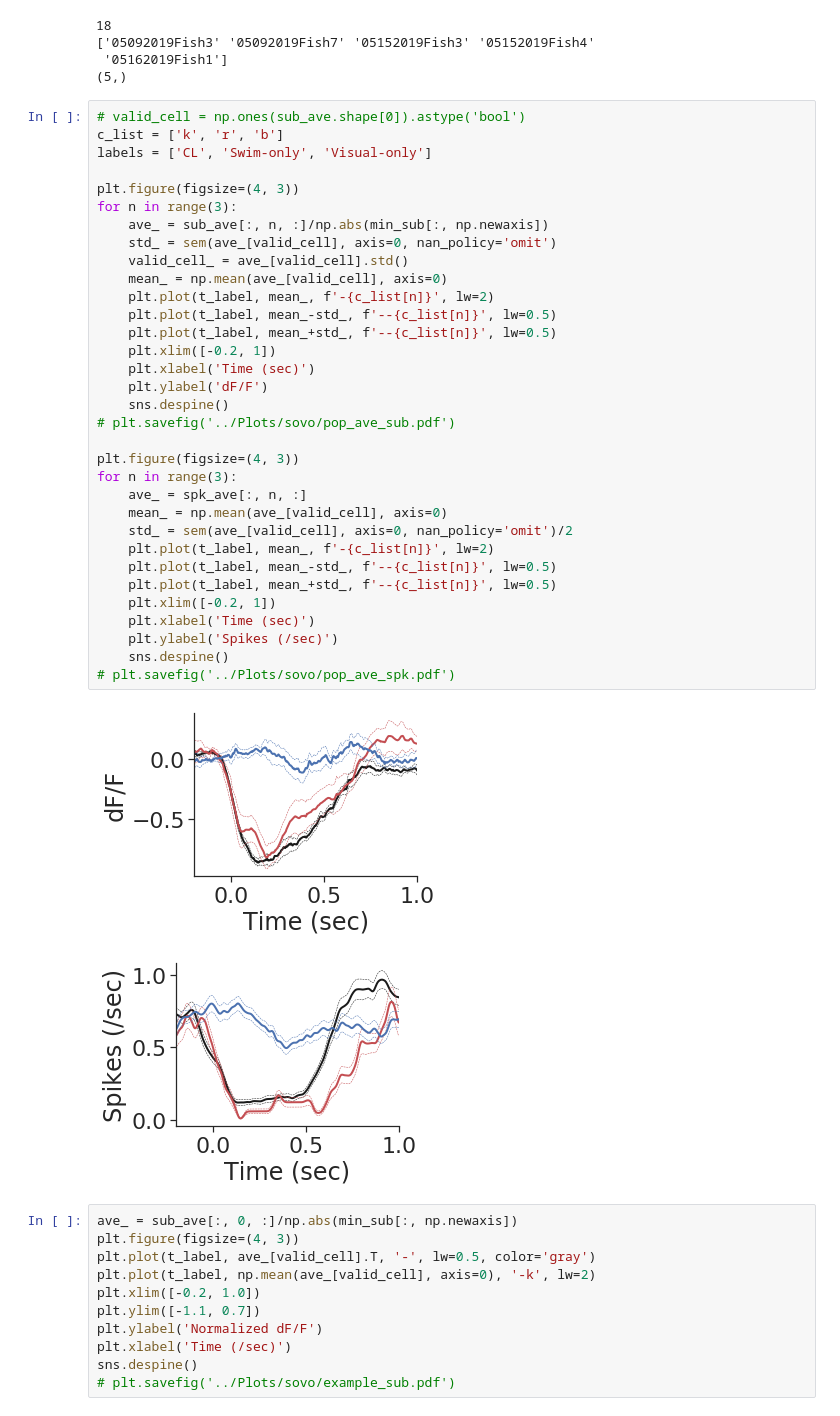
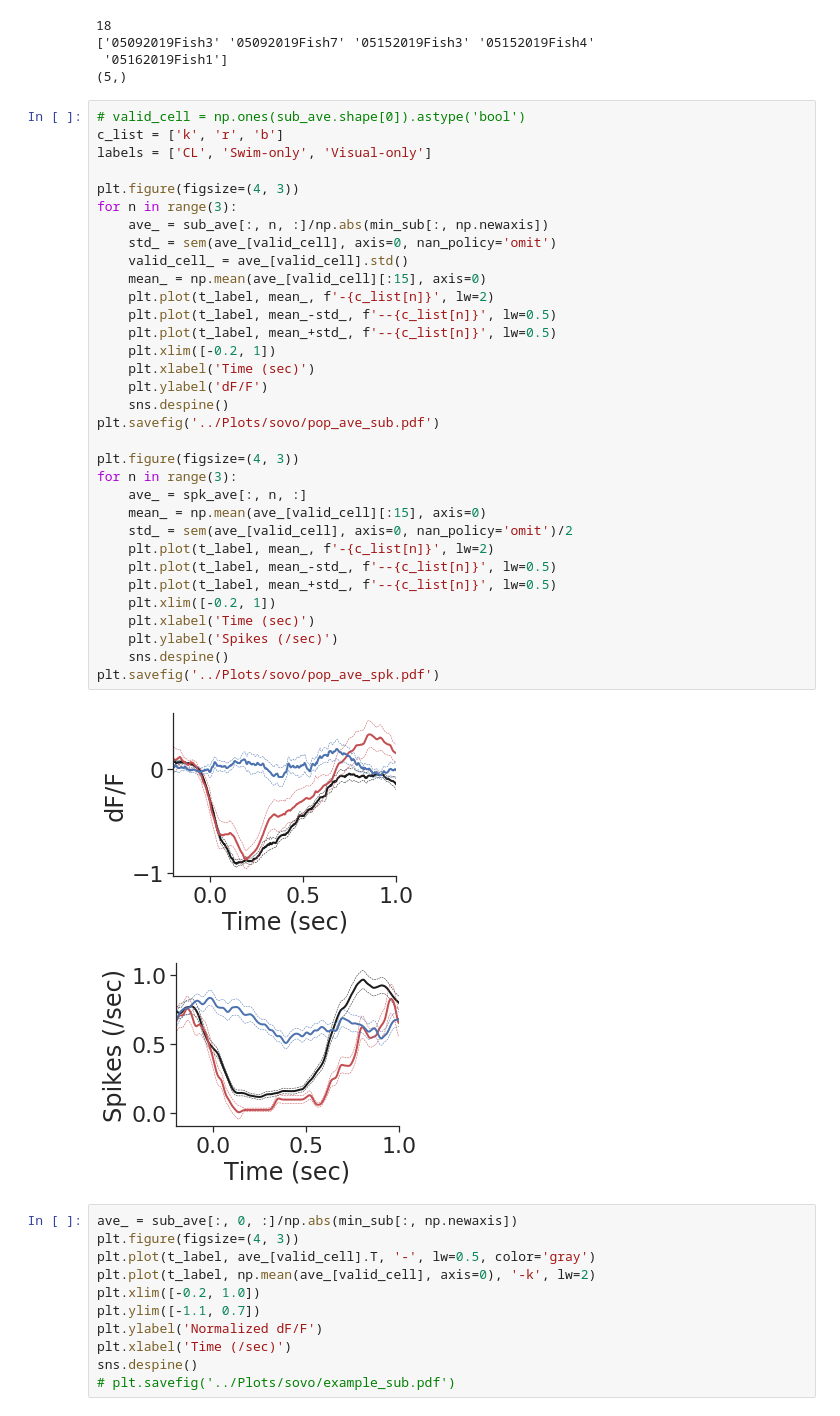
Before and after one commit to zqwei/DRN_voltage_analysis, a Jupyter notebook: Notebooks/sovo_task.ipynb, the cells around one changed output. Saved outputs shown, nothing was run; the diff lists cells and outputs as text.

```diff
--- a/Notebooks/sovo_task.ipynb
+++ b/Notebooks/sovo_task.ipynb
@@ -284,39 +284,39 @@ print(np.unique(np.array(fish_id)[valid_cell]).shape)
 # %%
 # valid_cell = np.ones(sub_ave.shape[0]).astype('bool')
 c_list = ['k', 'r', 'b']
 labels = ['CL', 'Swim-only', 'Visual-only']
 
 plt.figure(figsize=(4, 3))
 for n in range(3):
     ave_ = sub_ave[:, n, :]/np.abs(min_sub[:, np.newaxis])
     std_ = sem(ave_[valid_cell], axis=0, nan_policy='omit')
     valid_cell_ = ave_[valid_cell].std()
-    mean_ = np.mean(ave_[valid_cell], axis=0)
+    mean_ = np.mean(ave_[valid_cell][:15], axis=0)
     plt.plot(t_label, mean_, f'-{c_list[n]}', lw=2)
     plt.plot(t_label, mean_-std_, f'--{c_list[n]}', lw=0.5)
     plt.plot(t_label, mean_+std_, f'--{c_list[n]}', lw=0.5)
     plt.xlim([-0.2, 1])
     plt.xlabel('Time (sec)')
     plt.ylabel('dF/F')
     sns.despine()
-# plt.savefig('../Plots/sovo/pop_ave_sub.pdf')
+plt.savefig('../Plots/sovo/pop_ave_sub.pdf')
 
 plt.figure(figsize=(4, 3))
 for n in range(3):
     ave_ = spk_ave[:, n, :]
-    mean_ = np.mean(ave_[valid_cell], axis=0)
+    mean_ = np.mean(ave_[valid_cell][:15], axis=0)
     std_ = sem(ave_[valid_cell], axis=0, nan_policy='omit')/2
     plt.plot(t_label, mean_, f'-{c_list[n]}', lw=2)
     plt.plot(t_label, mean_-std_, f'--{c_list[n]}', lw=0.5)
     plt.plot(t_label, mean_+std_, f'--{c_list[n]}', lw=0.5)
     plt.xlim([-0.2, 1])
     plt.xlabel('Time (sec)')
     plt.ylabel('Spikes (/sec)')
     sns.despine()
-# plt.savefig('../Plots/sovo/pop_ave_spk.pdf')
+plt.savefig('../Plots/sovo/pop_ave_spk.pdf')
 # %% [output]
-[figure, old version]
+[figure, new version]
-[figure, old version]
+[figure, new version]
 # %%
 ave_ = sub_ave[:, 0, :]/np.abs(min_sub[:, np.newaxis])
 plt.figure(figsize=(4, 3))
```
Also changed, not shown: parts of 1 cell of this notebook, 2 other files.
